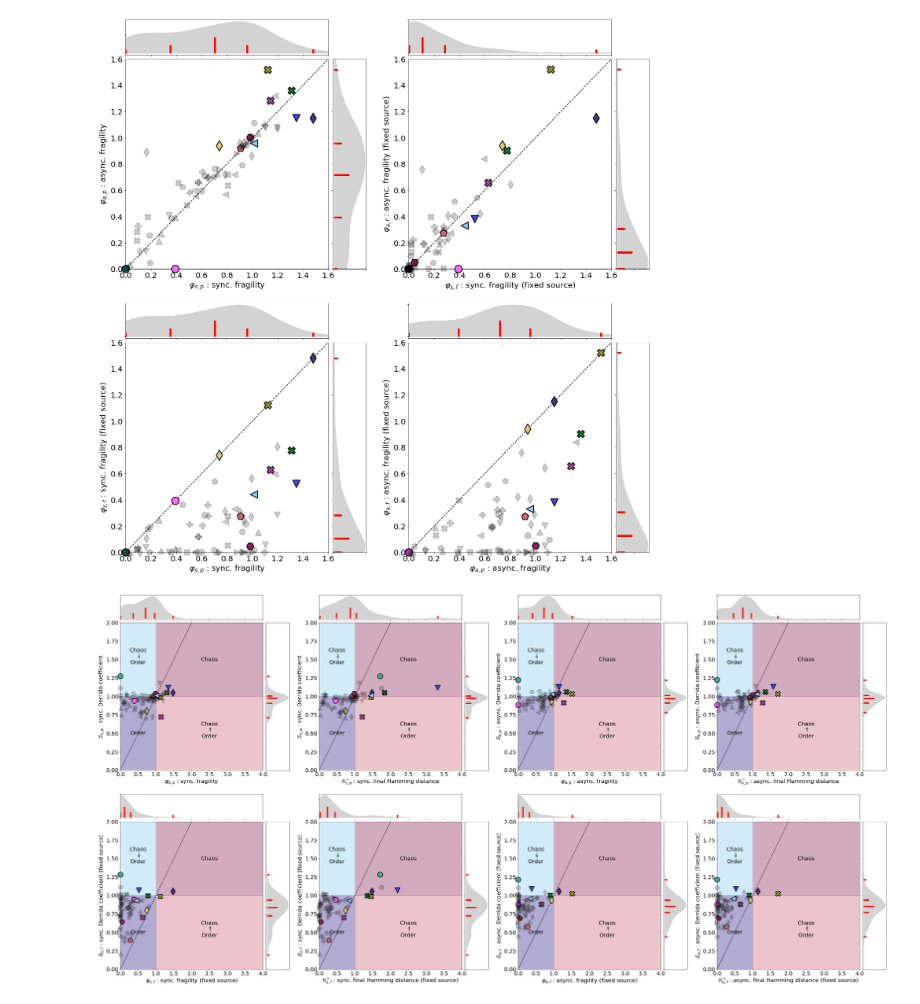
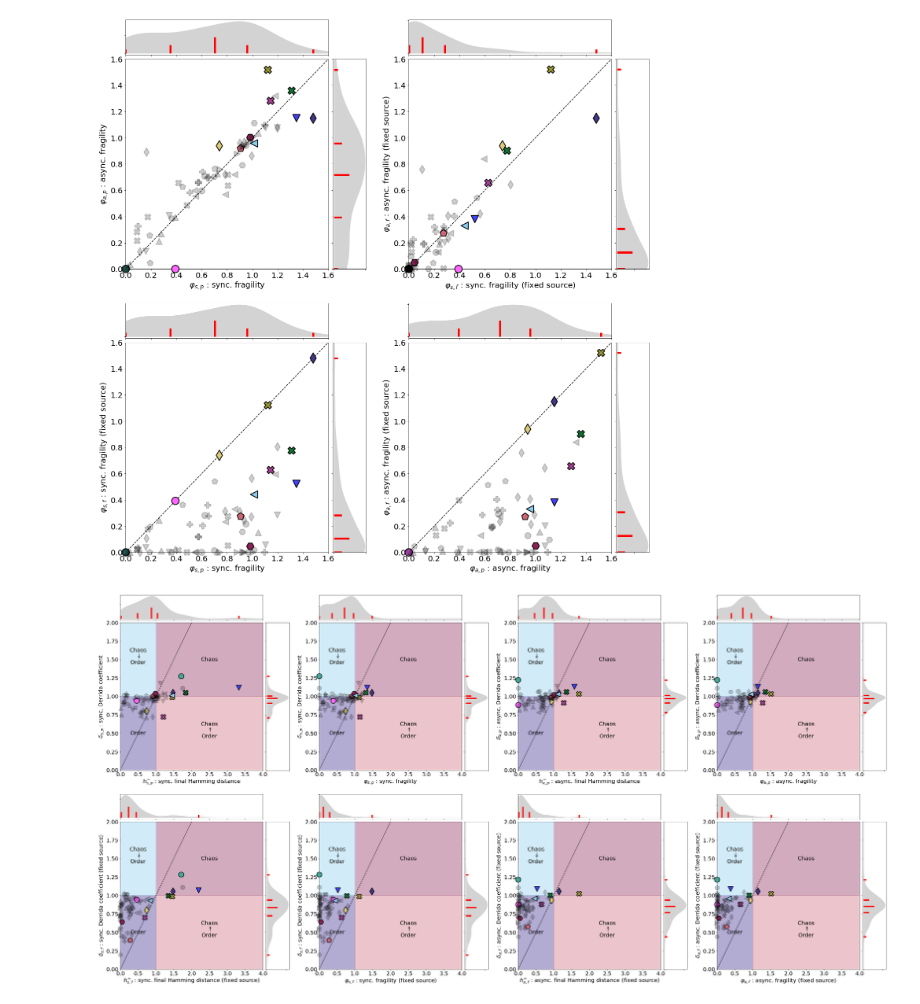
Before and after one commit to kyuhyongpark/cubewalkers-analysis, a Jupyter notebook: perturbation_output_analysis.ipynb, the cells around one changed output. Cells and saved outputs as stored; diff of their text form; code cells hidden in the pictures.

Commit message:
rarranged figure order

```diff
--- a/perturbation_output_analysis.ipynb
+++ b/perturbation_output_analysis.ipynb
@@ -463,35 +463,35 @@ vars = [
     [
         (PlotVar('SFNS',0.0,1.75),PlotVar('SDCNS',0.0,1.75)),(PlotVar('SFHDNS',0.0,3.5),PlotVar('SDCNS',0.0,1.75)),
         (PlotVar('AFNS',0.0,1.75),PlotVar('ADCNS',0.0,1.75)),(PlotVar('AFHDNS',0.0,3.5),PlotVar('ADCNS',0.0,1.75)),
     ],
 ]
 
 
 vars = [
     [
-        (PlotVar('SF',0.0,4.0),PlotVar('SDC',0.0,2.0)),(PlotVar('SFHD',0.0,4.0),PlotVar('SDC',0.0,2.0)),
-        (PlotVar('AF',0.0,4.0),PlotVar('ADC',0.0,2.0)),(PlotVar('AFHD',0.0,4.0),PlotVar('ADC',0.0,2.0)),
+        (PlotVar('SFHD',0.0,4.0),PlotVar('SDC',0.0,2.0)),(PlotVar('SF',0.0,4.0),PlotVar('SDC',0.0,2.0)),
+        (PlotVar('AFHD',0.0,4.0),PlotVar('ADC',0.0,2.0)),(PlotVar('AF',0.0,4.0),PlotVar('ADC',0.0,2.0)),
     ],
     [
-        (PlotVar('SFNS',0.0,4.0),PlotVar('SDCNS',0.0,2.0)),(PlotVar('SFHDNS',0.0,4.0),PlotVar('SDCNS',0.0,2.0)),
-        (PlotVar('AFNS',0.0,4.0),PlotVar('ADCNS',0.0,2.0)),(PlotVar('AFHDNS',0.0,4.0),PlotVar('ADCNS',0.0,2.0)),
+        (PlotVar('SFHDNS',0.0,4.0),PlotVar('SDCNS',0.0,2.0)),(PlotVar('SFNS',0.0,4.0),PlotVar('SDCNS',0.0,2.0)),
+        (PlotVar('AFHDNS',0.0,4.0),PlotVar('ADCNS',0.0,2.0)),(PlotVar('AFNS',0.0,4.0),PlotVar('ADCNS',0.0,2.0)),
     ],
 ]
 
 quads = (
     1, 1,
     ['#88225560','#88CCEE60','#33228860','#CC667760',],
     [
         'Chaos',
         ('Chaos\n'+r'$\downarrow$'+'\nOrder\n'),
         'Order',
         ('Chaos\n'+r'$\uparrow$'+'\nOrder\n'),
     ]
 
 )
 
 fig = comparison_plots(vars, quads = quads)
 fig.savefig(f'./data/{models_dir}/figures/Derrida-Hamming-Fragility.png',bbox_inches='tight')
 fig.savefig(f'./data/{models_dir}/figures/Derrida-Hamming-Fragility.pdf',bbox_inches='tight')
 # %% [output]
-[figure, old version]
+[figure, new version]
```
Also changed, not shown: 2 other files.
